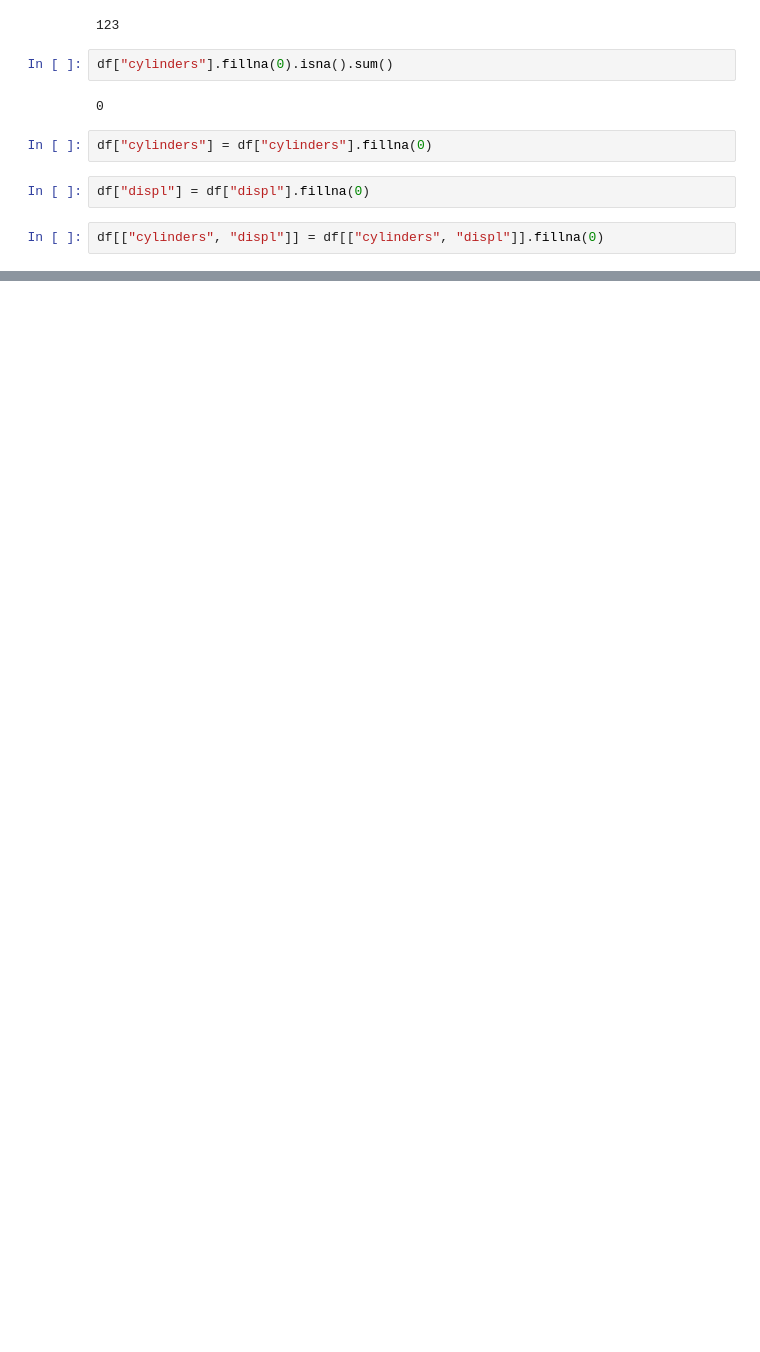
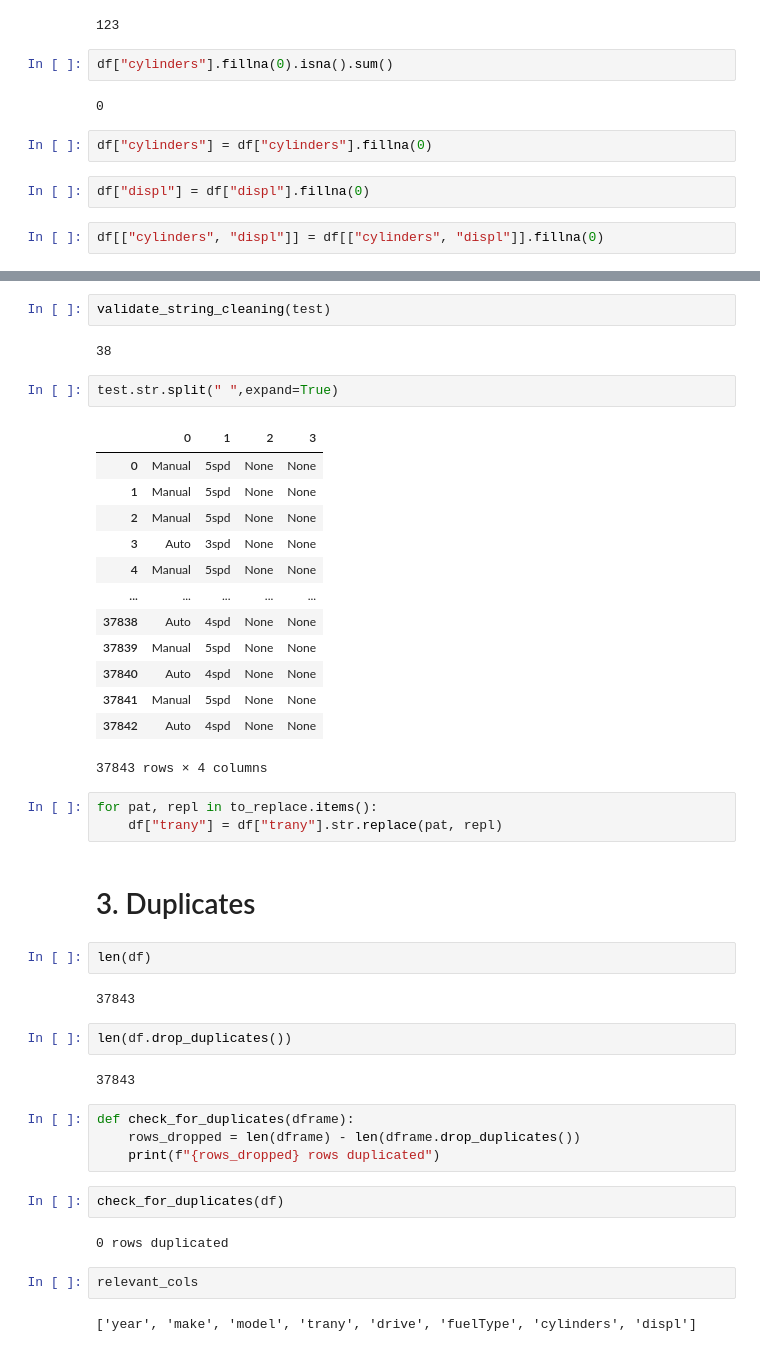
Before and after one commit to ironhack-datalabs/data-ber-06-20, a Jupyter notebook: Notes/module-1/week-2/9_pandas-data_cleaning.ipynb, the cells around one changed output, grey strips where cells are left out. Saved outputs shown, nothing was run; the diff lists cells and outputs as text; blank space fills up the shorter version.

```diff
--- a/Notes/module-1/week-2/9_pandas-data_cleaning.ipynb
+++ b/Notes/module-1/week-2/9_pandas-data_cleaning.ipynb
@@ -258,0 +337,45 @@ df[["cylinders", "displ"]] = df[["cylinders", "displ"]].fillna(0)
+# %%
+validate_string_cleaning(test)
+# %% [output]
+38
+# %%
+test.str.split(" ",expand=True)
+# %% [output]
+|  | 0 | 1 | 2 | 3 |
+| 0 | Manual | 5spd | None | None |
+| 1 | Manual | 5spd | None | None |
+| 2 | Manual | 5spd | None | None |
+| 3 | Auto | 3spd | None | None |
+| 4 | Manual | 5spd | None | None |
+| ... | ... | ... | ... | ... |
+| 37838 | Auto | 4spd | None | None |
+| 37839 | Manual | 5spd | None | None |
+| 37840 | Auto | 4spd | None | None |
+| 37841 | Manual | 5spd | None | None |
+| 37842 | Auto | 4spd | None | None |
+37843 rows × 4 columns
+# %%
+for pat, repl in to_replace.items():
+    df["trany"] = df["trany"].str.replace(pat, repl)
+# %% [markdown]
+# 3. Duplicates
+# %%
+len(df)
+# %% [output]
+37843
+# %%
+len(df.drop_duplicates())
+# %% [output]
+37843
+# %%
+def check_for_duplicates(dframe):
+    rows_dropped = len(dframe) - len(dframe.drop_duplicates())
+    print(f"{rows_dropped} rows duplicated")
+# %%
+check_for_duplicates(df)
+# %% [output]
+0 rows duplicated
+# %%
+relevant_cols
+# %% [output]
+['year', 'make', 'model', 'trany', 'drive', 'fuelType', 'cylinders', 'displ']
```
Also changed, not shown: parts of 30 cells of this notebook.
